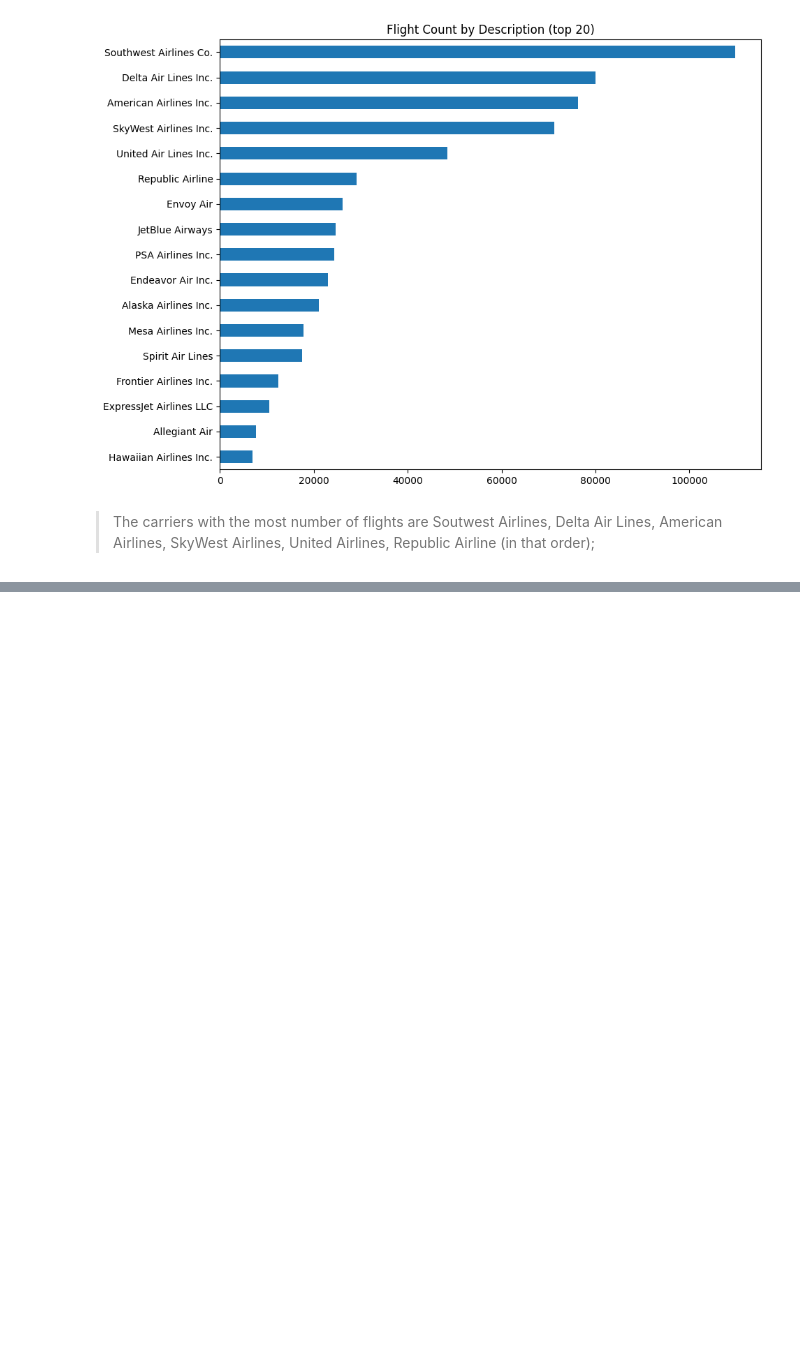
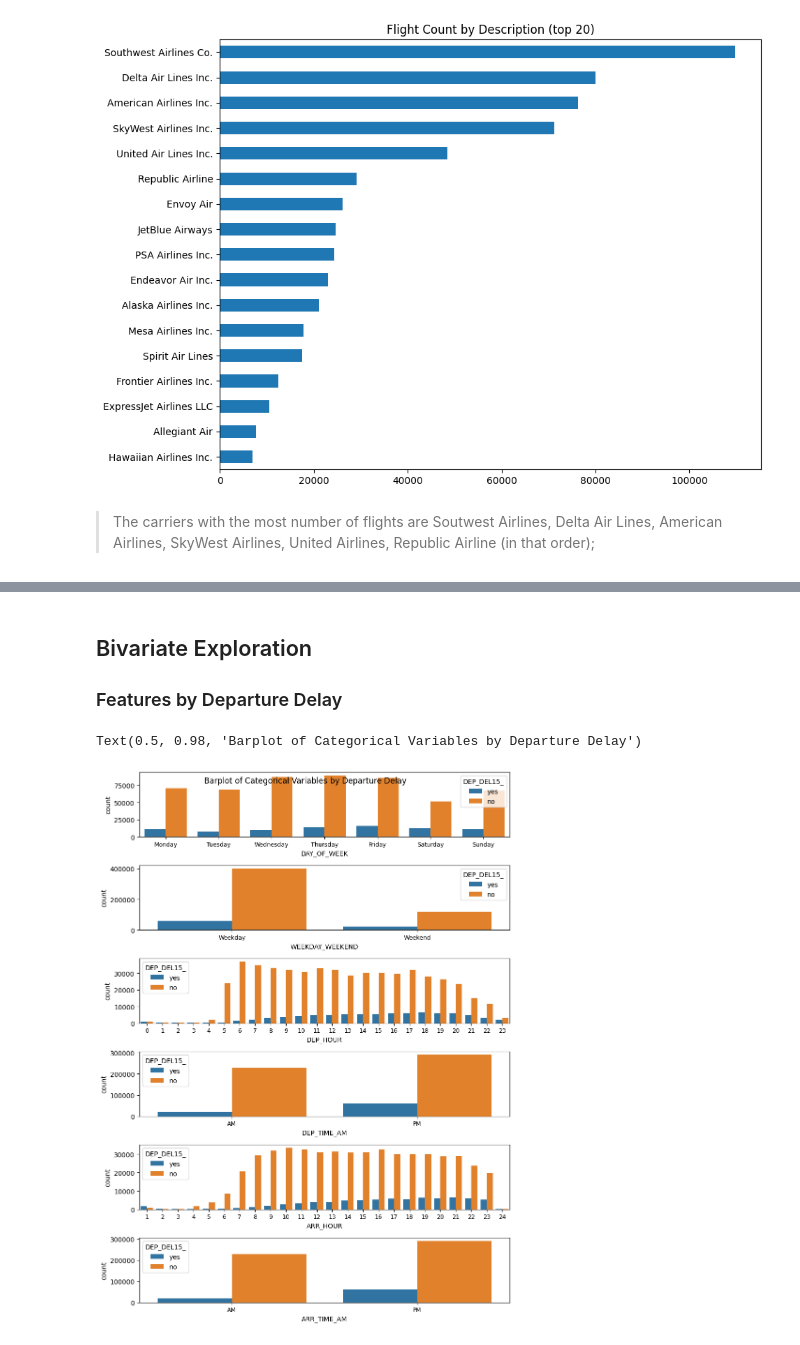
Before and after one commit to jiyoonlee96/Udacity_Data_Analyst_Nanodegree, a Jupyter notebook: Project 5/Udacity_DAND_Project5.ipynb, the cells around one changed output, grey strips where cells are left out. Saved outputs shown, nothing was run; the diff lists cells and outputs as text; code cells hidden in the pictures; blank space fills up the shorter version.

```diff
--- a/Project 5/Udacity_DAND_Project5.ipynb
+++ b/Project 5/Udacity_DAND_Project5.ipynb
@@ -471,22 +422,0 @@ bivariate_barplot2(cols2,'DEP_DEL15')
-# %%
-
-# subplot 5: origin state vs. dep_del15
-ax = plt.subplot(8, 2, 1)
-origin_state = flights.ORIGIN_STATE_NM.value_counts().nlargest(15)
-sns.countplot(data = flights, x = 'ORIGIN_STATE_NM',  hue = 'DEP_DEL15',
-             order = origin_state.index, color = base_color)
-ax.legend(loc = 3, ncol = 2)
-
-# subplot 6: origin city vs. dep_del15
-ax = plt.subplot(8, 2, 2)
-origin = flights.ORIGIN.value_counts().nlargest(15)
-sns.countplot(data = flights, x = 'ORIGIN',  hue = 'DEP_DEL15', order = origin.index, color = base_color)
-ax.legend(loc = 4, ncol = 2)
-
-# subplot 7: carrier vs. dep_del15
-ax = plt.subplot(8, 2, 3)
-carrier = flights.Code.value_counts().nlargest(15)
-sns.countplot(data = flights, x = 'Code',  hue = 'DEP_DEL15', order = carrier.index, color = base_color)
-ax.legend(loc = 5, ncol = 2)
-
-plt.show()
@@ -620,4 +422,0 @@ sb.heatmap(cat_means, annot = True, fmt = '.3f',
-# %%
-plt.figure(figsize = [8, 6])
-ax = sb.barplot(data = flights, x = 'WEEKDAY_WEEKEND', y = 'DEP_DELAY', hue = 'DEP_TIME_AM')
-ax.legend(loc = 8, ncol = 3, framealpha = 1, title = 'DEP_TIME_AM/PM');
@@ -637,4 +422,0 @@ sb.heatmap(cat_means, annot = True, fmt = '.3f',
-# %%
-plt.figure(figsize = [1, 8])
-ax = sb.barplot(data = flights, x = 'WEEKDAY_WEEKEND', y = 'ARR_DELAY', hue = 'DEP_TIME_AM')
-ax.legend(loc = 8, ncol = 3, framealpha = 1, title = 'DEP_TIME_AM/PM');
@@ -657,0 +439,18 @@ the quote-formatted guide notes like this one before you finish your report!
+# %% [markdown]
+## Bivariate Exploration
+
+### Features by Departure Delay
+# %%
+col  = ['DAY_OF_WEEK','WEEKDAY_WEEKEND','DEP_HOUR','DEP_TIME_AM','ARR_HOUR','ARR_TIME_AM']
+
+f, axs = plt.subplots(len(col), 1, figsize=(9,12))
+
+for ax, col in zip(axs, col):
+    filtered_data = flights[~pd.isna(flights[col])]
+    sns.countplot(x=filtered_data[col], hue=filtered_data['DEP_DEL15_'], ax=ax)
+    ax.tick_params(axis='x', labelsize=9)
+f.tight_layout()
+plt.suptitle('Barplot of Categorical Variables by Departure Delay')
+# %% [output]
+Text(0.5, 0.98, 'Barplot of Categorical Variables by Departure Delay')
+[figure, added]
```
Also changed, not shown: parts of 53 cells of this notebook.
